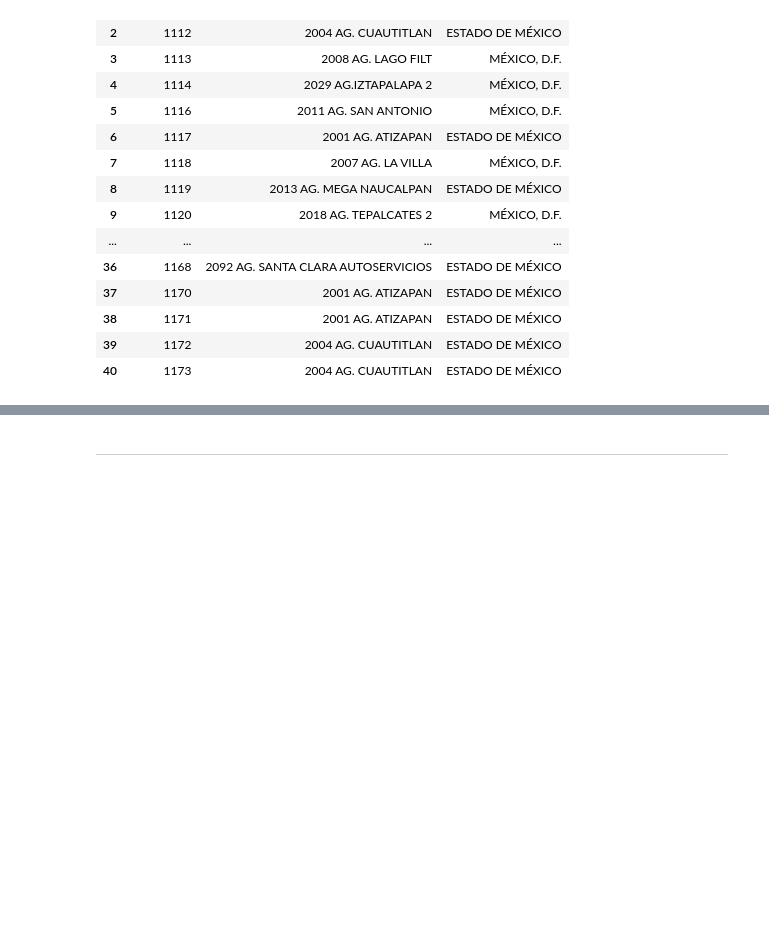
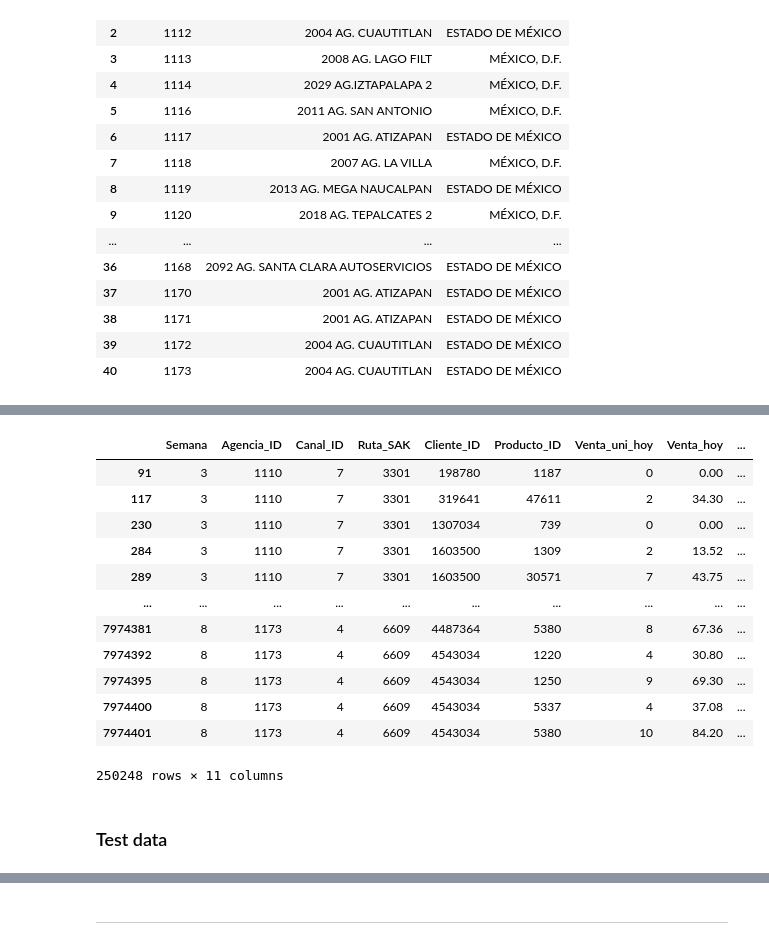
Before and after one commit to Roberto919/abx_answers, a Jupyter notebook: notebooks/abxrp_nb.ipynb, the cells around one changed output, grey strips where cells are left out. Cells and saved outputs as stored; diff of their text form; code cells hidden in the pictures; blank space fills up the shorter version.

```diff
--- a/notebooks/abxrp_nb.ipynb
+++ b/notebooks/abxrp_nb.ipynb
@@ -190,0 +211,18 @@ dfl
+# %%
+dftr[dftr["Dev_uni_proxima"] > 0]
+# %% [output]
+|  | Semana | Agencia_ID | Canal_ID | Ruta_SAK | Cliente_ID | Producto_ID | Venta_uni_hoy | Venta_hoy | ... |
+| 91 | 3 | 1110 | 7 | 3301 | 198780 | 1187 | 0 | 0.00 | ... |
+| 117 | 3 | 1110 | 7 | 3301 | 319641 | 47611 | 2 | 34.30 | ... |
+| 230 | 3 | 1110 | 7 | 3301 | 1307034 | 739 | 0 | 0.00 | ... |
+| 284 | 3 | 1110 | 7 | 3301 | 1603500 | 1309 | 2 | 13.52 | ... |
+| 289 | 3 | 1110 | 7 | 3301 | 1603500 | 30571 | 7 | 43.75 | ... |
+| ... | ... | ... | ... | ... | ... | ... | ... | ... | ... |
+| 7974381 | 8 | 1173 | 4 | 6609 | 4487364 | 5380 | 8 | 67.36 | ... |
+| 7974392 | 8 | 1173 | 4 | 6609 | 4543034 | 1220 | 4 | 30.80 | ... |
+| 7974395 | 8 | 1173 | 4 | 6609 | 4543034 | 1250 | 9 | 69.30 | ... |
+| 7974400 | 8 | 1173 | 4 | 6609 | 4543034 | 5337 | 4 | 37.08 | ... |
+| 7974401 | 8 | 1173 | 4 | 6609 | 4543034 | 5380 | 10 | 84.20 | ... |
+250248 rows × 11 columns
+# %% [markdown]
+### Test data
```
Also changed, not shown: parts of 5 cells of this notebook.
